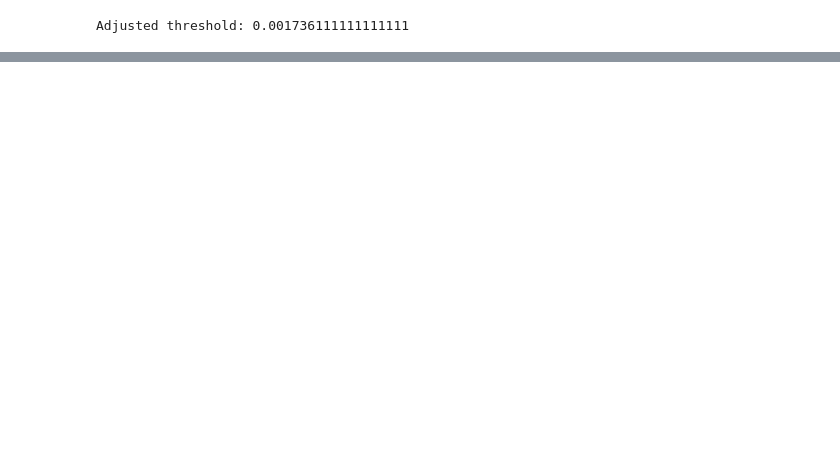
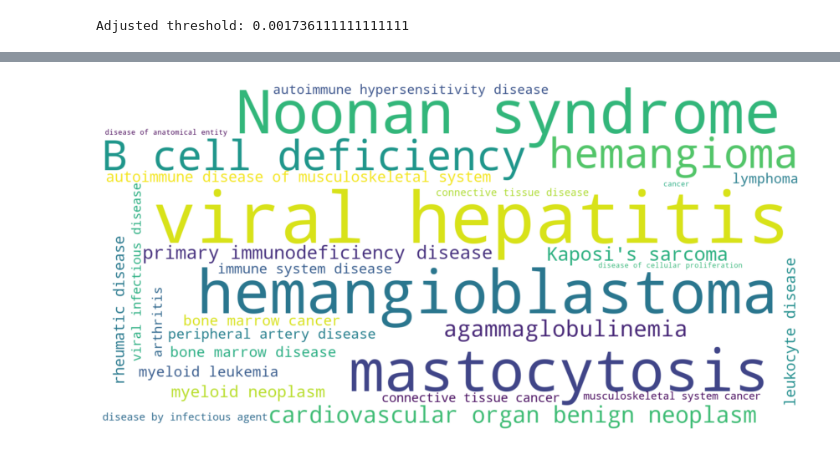
Before and after one commit to Mmiglio/BiologicalData, a Jupyter notebook: code/part2/DiseaseOntology.ipynb, the cells around one changed output, grey strips where cells are left out. Cells and saved outputs as stored; diff of their text form; code cells hidden in the pictures; blank space fills up the shorter version.

```diff
--- a/code/part2/DiseaseOntology.ipynb
+++ b/code/part2/DiseaseOntology.ipynb
@@ -123,0 +413,5 @@ plt.show()
+# %%
+# perform fisher exact test
+result_fisher = fisher_test(dataset_count, background_count, min_depth, labels)
+# %%
+result_fisher.sort_values(by = "OddRatio", ascending=False, inplace=True)
@@ -123,0 +433,8 @@ plt.show()
+# %%
+# Bonferroni correction
+# adjust threshold based on the numbe of tests
+# http://www.biostathandbook.com/multiplecomparisons.html
+alpha = 0.05
+m = result_fisher.shape[0]
+adjusted_threshold = alpha/m
+print("Adjusted threshold: {}".format(adjusted_threshold))
@@ -123,0 +443,5 @@ plt.show()
+# %%
+# filter by depth
+filter_terms = (result_fisher["depth"] <= 6) & (result_fisher["p-value"] <= adjusted_threshold)
+#filter_terms = result_fisher["p-value"] <= adjusted_threshold
+result_fisher[filter_terms].head()
@@ -123,0 +455,19 @@ plt.show()
+# %%
+# Num of words to be drawn
+N = 30
+
+wc = draw_word_cloud(
+    df = result_fisher[filter_terms],
+    N = N,
+    score = 'OddRatio',
+    scale = 2,
+    under_represented=False
+)
+
+# Plot
+plt.figure(figsize=(15, 15))
+plt.imshow(wc, interpolation="bilinear")
+plt.axis("off")
+plt.show()
+# %% [output]
+[figure, added]
```
Also changed, not shown: parts of 46 cells of this notebook.
